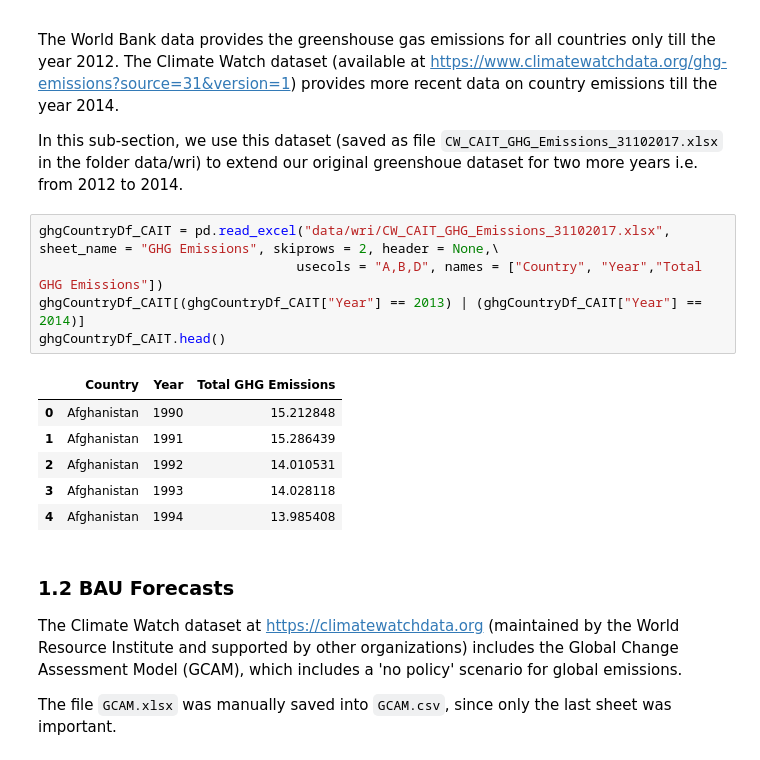
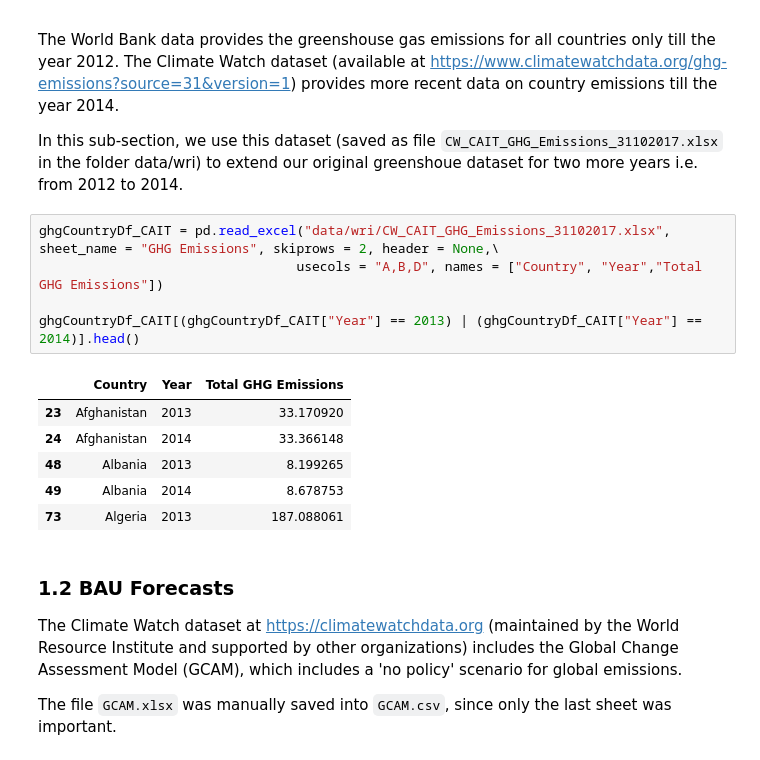
Before and after one commit to jasonrwang/ghg_analytics, a Jupyter notebook: ghg_analytics.ipynb, the cells around one changed output. Cells and saved outputs as stored; diff of their text form.

Commit message:
Minor correction
Changed the visualization of the head of the subsetted ghgCountryDf_CAIT dataframe.

```diff
--- a/ghg_analytics.ipynb
+++ b/ghg_analytics.ipynb
@@ -113,15 +113,15 @@ In this sub-section, we use this dataset (saved as file `CW_CAIT_GHG_Emissions_3
 # %%
 ghgCountryDf_CAIT = pd.read_excel("data/wri/CW_CAIT_GHG_Emissions_31102017.xlsx", sheet_name = "GHG Emissions", skiprows = 2, header = None,\
                                  usecols = "A,B,D", names = ["Country", "Year","Total GHG Emissions"])
-ghgCountryDf_CAIT[(ghgCountryDf_CAIT["Year"] == 2013) | (ghgCountryDf_CAIT["Year"] == 2014)]
-ghgCountryDf_CAIT.head()
+
+ghgCountryDf_CAIT[(ghgCountryDf_CAIT["Year"] == 2013) | (ghgCountryDf_CAIT["Year"] == 2014)].head()
 # %% [output]
 |  | Country | Year | Total GHG Emissions |
-| 0 | Afghanistan | 1990 | 15.212848 |
-| 1 | Afghanistan | 1991 | 15.286439 |
-| 2 | Afghanistan | 1992 | 14.010531 |
-| 3 | Afghanistan | 1993 | 14.028118 |
-| 4 | Afghanistan | 1994 | 13.985408 |
+| 23 | Afghanistan | 2013 | 33.170920 |
+| 24 | Afghanistan | 2014 | 33.366148 |
+| 48 | Albania | 2013 | 8.199265 |
+| 49 | Albania | 2014 | 8.678753 |
+| 73 | Algeria | 2013 | 187.088061 |
 # %% [markdown]
 ### 1.2 BAU Forecasts
 
```
